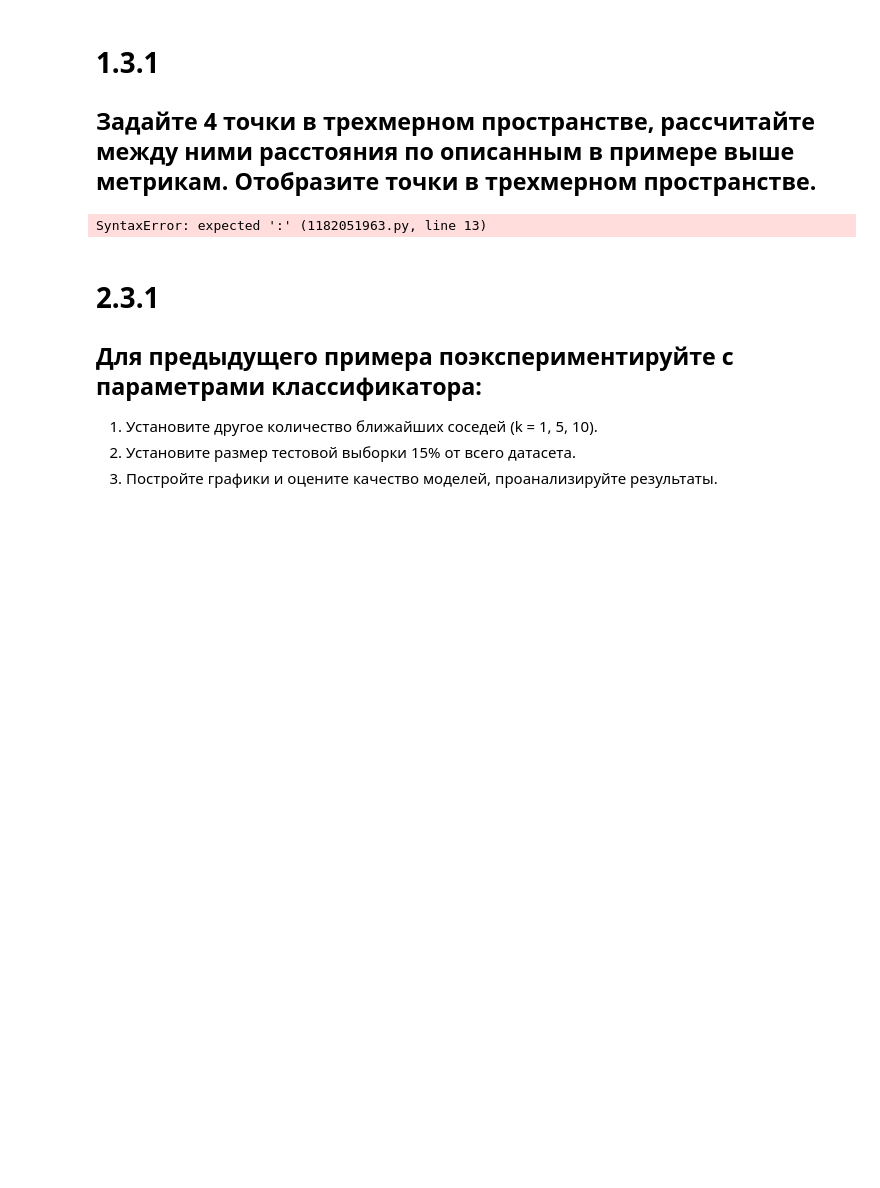
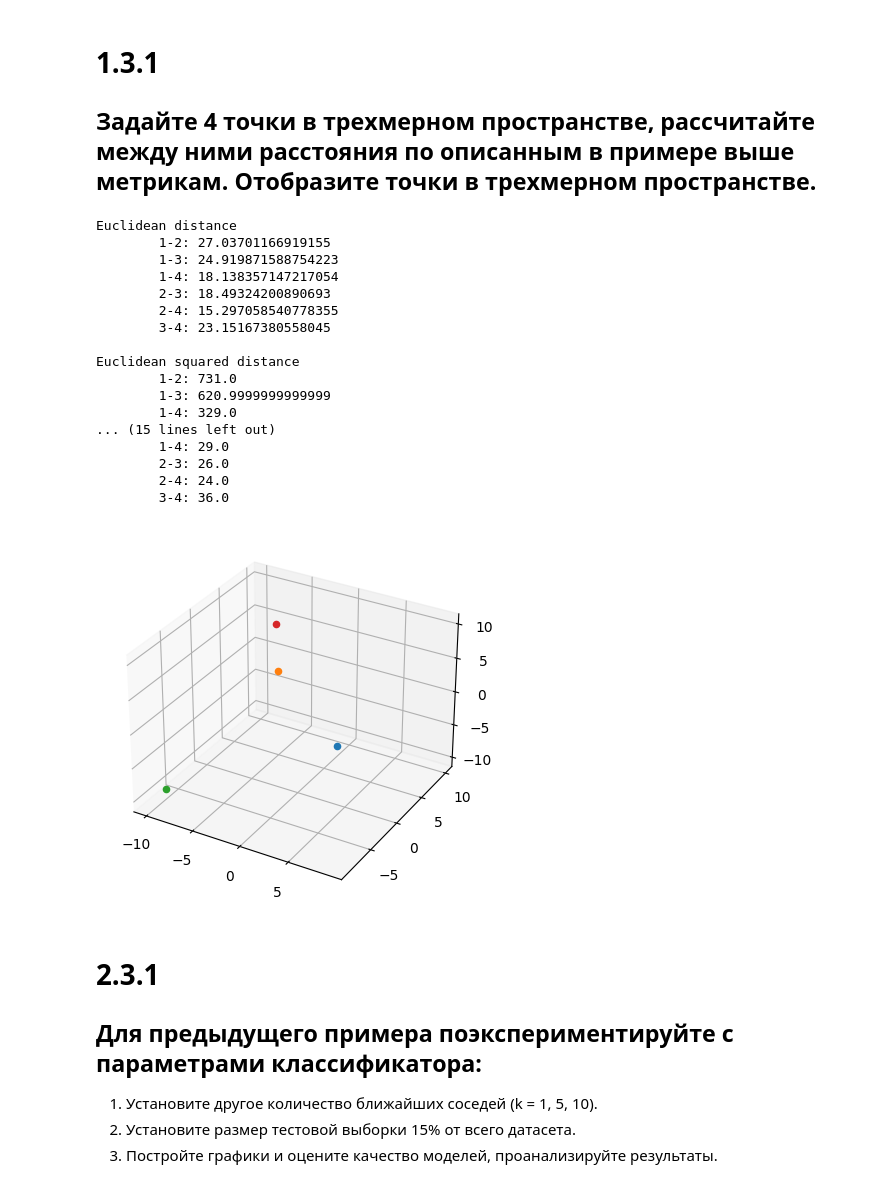
Before and after one commit to M4yd3/uni-ai, a Jupyter notebook: Marchenko_S_Workbook3.ipynb, the cells around one changed output. Cells and saved outputs as stored; diff of their text form; code cells hidden in the pictures; blank space fills up the shorter version.

```diff
--- a/Marchenko_S_Workbook3.ipynb
+++ b/Marchenko_S_Workbook3.ipynb
@@ -4,39 +4,58 @@
 # 1.3.1
 ## Задайте 4 точки в трехмерном пространстве, рассчитайте между ними расстояния по описанным в примере выше метрикам. Отобразите точки в трехмерном пространстве.
 # %%
-from sklearn.neighbors import KNeighborsClassifier
-from sklearn.model_selection import train_test_split
-from sklearn.metrics import accuracy_score
+import numpy as np
+import itertools
 from matplotlib import pyplot as plt
-import seaborn as sns
-import numpy as np
+from mpl_toolkits.mplot3d import Axes3D
 
 
-iris = sns.load_dataset('iris')
+def calculate(fn):
+    for pair in combinations:
+        print(f"\t{pair[0][0] + 1}-{pair[1][0] + 1}: {fn(pair)}")
 
-x_train, x_test, y_train, y_test = train_test_split(iris.iloc[:, :-1], iris.iloc[:, -1], test_size=0.15)
 
-for k in [1, 5, 10]
-    model = KNeighborsClassifier(n_neighbors=k)
-    model.fit(x_train, y_train)
+rng = np.random.default_rng()
+points = rng.integers(-10, 11, (4, 3))
+combinations = list(itertools.combinations(enumerate(points), 2))
 
-    y_pred = model.predict(x_test)
+print("Euclidean distance")
+calculate(lambda pair: np.linalg.norm(pair[0][1] - pair[1][1]))
 
-    plt.figure(figsize=(10, 7))
-    sns.scatterplot(data=iris, x='petal_length', y='petal_width', hue='species', s=70)
-    plt.xlabel('Petal length, cm')
-    plt.ylabel('Petal width, cm')
-    plt.legend(loc=2)
-    plt.grid()
+print("\nEuclidean squared distance")
+calculate(lambda pair: np.linalg.norm(pair[0][1] - pair[1][1]) ** 2)
 
-    for i, _ in enumerate(y_test):
-        if np.array(y_test)[i] != y_pred[i]:
-            plt.scatter(x_test.iloc[i, 2], x_test.iloc[i, 3], color='red', s=150)
+print("\nChebyshev distance")
+calculate(lambda pair: np.linalg.norm(pair[0][1] - pair[1][1], ord=np.inf))
 
-    print(f'Accuracy for k={k} neighbors: {accuracy_score(y_test, y_pred) :.3}')
-    plt.show()
+print("\nHamming distance")
+calculate(lambda pair: np.linalg.norm(pair[0][1] - pair[1][1], ord=1))
+
+fig = plt.figure()
+ax = fig.add_subplot(111, projection = '3d')
+
+for point in points:
+    ax.scatter(*point)
+plt.show()
 # %% [output]
-SyntaxError: expected ':' (1182051963.py, line 13)
+Euclidean distance
+        1-2: 27.03701166919155
+        1-3: 24.919871588754223
+        1-4: 18.138357147217054
+        2-3: 18.49324200890693
+        2-4: 15.297058540778355
+        3-4: 23.15167380558045
+
+Euclidean squared distance
+        1-2: 731.0
+        1-3: 620.9999999999999
+        1-4: 329.0
+... (15 lines left out)
+        1-4: 29.0
+        2-3: 26.0
+        2-4: 24.0
+        3-4: 36.0
+[figure, added]
 # %% [markdown]
 # 2.3.1
 ## Для предыдущего примера поэкспериментируйте с параметрами классификатора:
```
Also changed, not shown: parts of 2 cells of this notebook.
